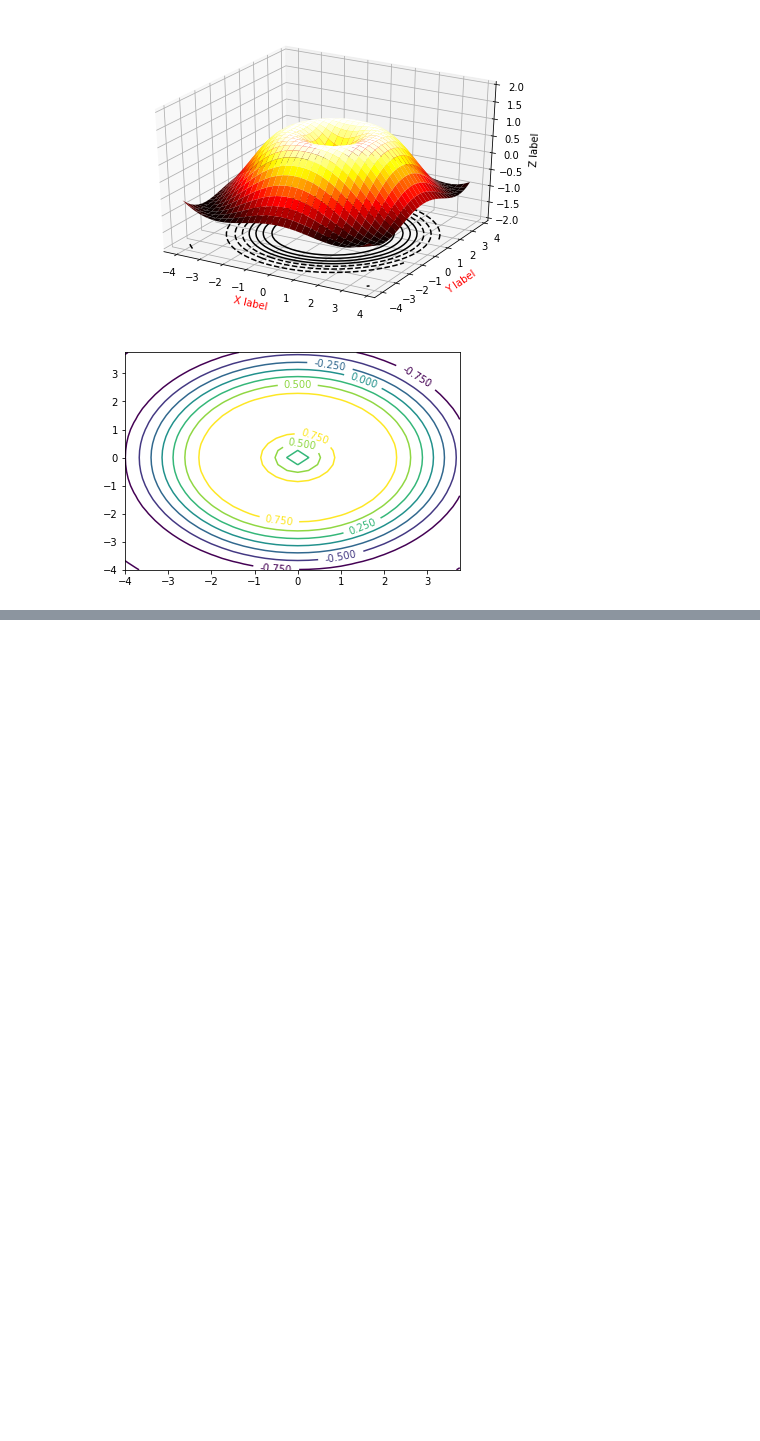
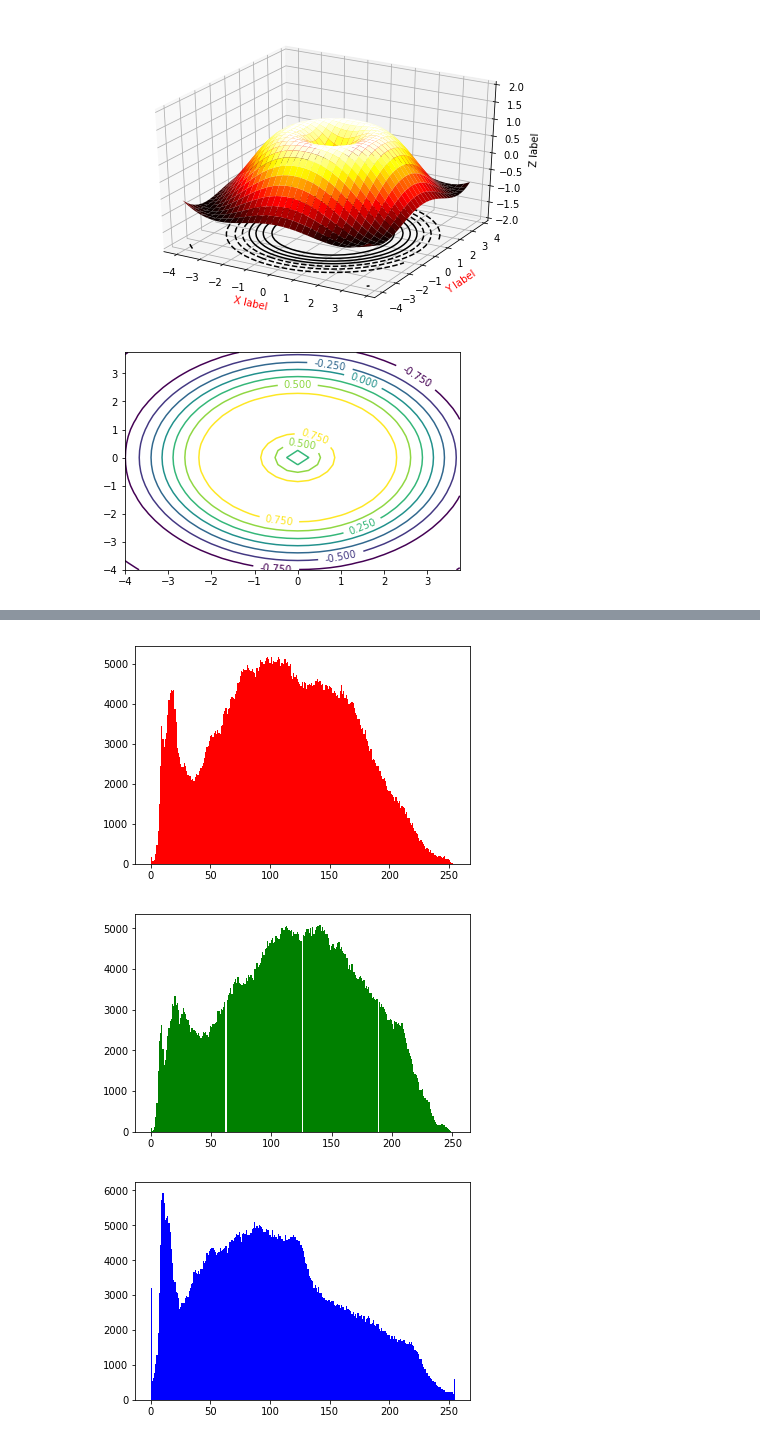
Before and after one commit to Parker-Lyu/ML_BY_Andrew, a Jupyter notebook: Test.ipynb, the cells around one changed output, grey strips where cells are left out. Drawn from its saved outputs; the diff is of its cells as text; code cells hidden in the pictures; blank space fills up the shorter version.

```diff
--- a/Test.ipynb
+++ b/Test.ipynb
@@ -72,0 +119,11 @@ plt.show()
+# %%
+color_ = ['r','g','b']
+for i in range(3):
+    channel = face[:,:,i].flatten()
+    fig = plt.figure()
+    plt.hist(channel,bins=256,color=color_[i],hold=1)
+plt.show()
+# %% [output]
+[figure, added]
+[figure, added]
+[figure, added]
```
Also changed, not shown: parts of 7 cells of this notebook, 2 other files.
